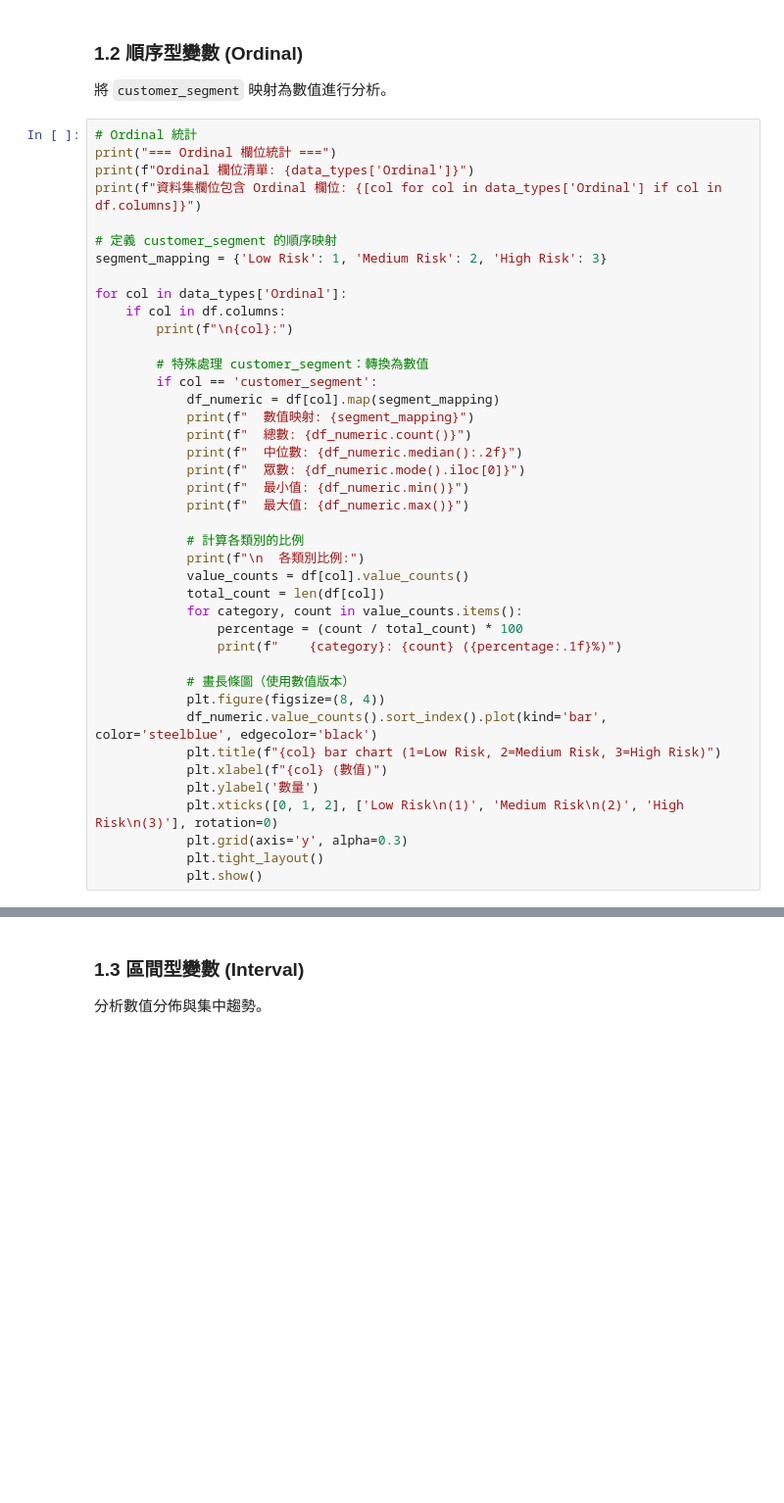
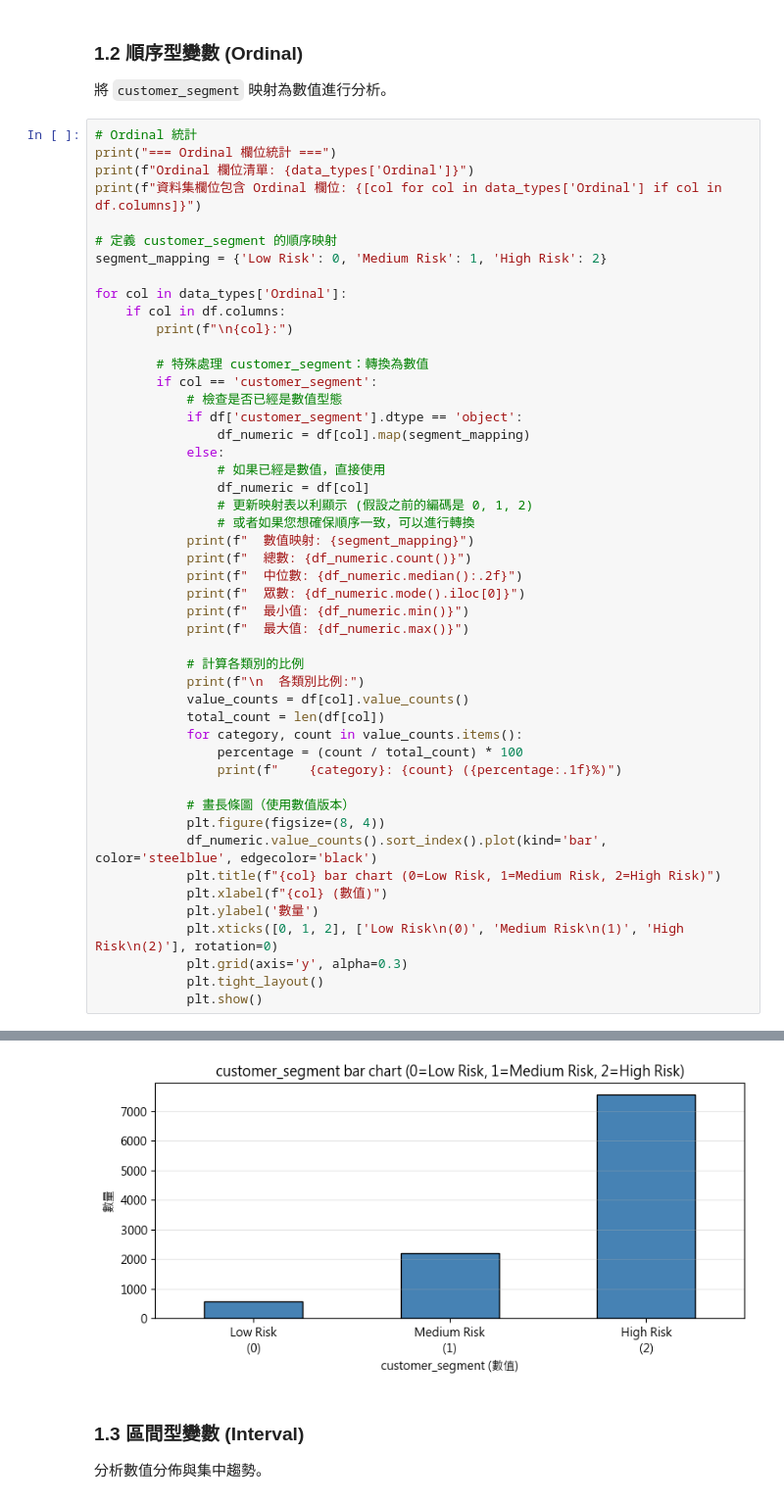
Before and after one commit to BobbleUnderBox/DataMiningG1FinalProject, a Jupyter notebook: notebooks/02_exploratory_data_analysis.ipynb, the cells around one changed output, grey strips where cells are left out. Shown at 98% size. Drawn from its saved outputs; the diff is of its cells as text; blank space fills up the shorter version.

```diff
--- a/notebooks/02_exploratory_data_analysis.ipynb
+++ b/notebooks/02_exploratory_data_analysis.ipynb
@@ -113,7 +151,7 @@ print(f"Ordinal 欄位清單: {data_types['Ordinal']}")
 print(f"資料集欄位包含 Ordinal 欄位: {[col for col in data_types['Ordinal'] if col in df.columns]}")
 
 # 定義 customer_segment 的順序映射
-segment_mapping = {'Low Risk': 1, 'Medium Risk': 2, 'High Risk': 3}
+segment_mapping = {'Low Risk': 0, 'Medium Risk': 1, 'High Risk': 2}
 
 for col in data_types['Ordinal']:
     if col in df.columns:
@@ -121,7 +159,14 @@ for col in data_types['Ordinal']:
 
         # 特殊處理 customer_segment：轉換為數值
         if col == 'customer_segment':
-            df_numeric = df[col].map(segment_mapping)
+            # 檢查是否已經是數值型態
+            if df['customer_segment'].dtype == 'object':
+                df_numeric = df[col].map(segment_mapping)
+            else:
+                # 如果已經是數值，直接使用
+                df_numeric = df[col]
+                # 更新映射表以利顯示 (假設之前的編碼是 0, 1, 2)
+                # 或者如果您想確保順序一致，可以進行轉換
             print(f"  數值映射: {segment_mapping}")
             print(f"  總數: {df_numeric.count()}")
             print(f"  中位數: {df_numeric.median():.2f}")
@@ -140,10 +185,10 @@ for col in data_types['Ordinal']:
             # 畫長條圖（使用數值版本）
             plt.figure(figsize=(8, 4))
             df_numeric.value_counts().sort_index().plot(kind='bar', color='steelblue', edgecolor='black')
-            plt.title(f"{col} bar chart (1=Low Risk, 2=Medium Risk, 3=High Risk)")
+            plt.title(f"{col} bar chart (0=Low Risk, 1=Medium Risk, 2=High Risk)")
             plt.xlabel(f"{col} (數值)")
             plt.ylabel('數量')
-            plt.xticks([0, 1, 2], ['Low Risk\n(1)', 'Medium Risk\n(2)', 'High Risk\n(3)'], rotation=0)
+            plt.xticks([0, 1, 2], ['Low Risk\n(0)', 'Medium Risk\n(1)', 'High Risk\n(2)'], rotation=0)
             plt.grid(axis='y', alpha=0.3)
             plt.tight_layout()
             plt.show()
@@ -160,3 +212,4 @@ IndexError: single positional indexer is out-of-bounds
+[figure, added]
 # %% [markdown]
 ### 1.3 區間型變數 (Interval)
 分析數值分佈與集中趨勢。
```
Also changed, not shown: parts of 8 cells of this notebook, 1 other file.
